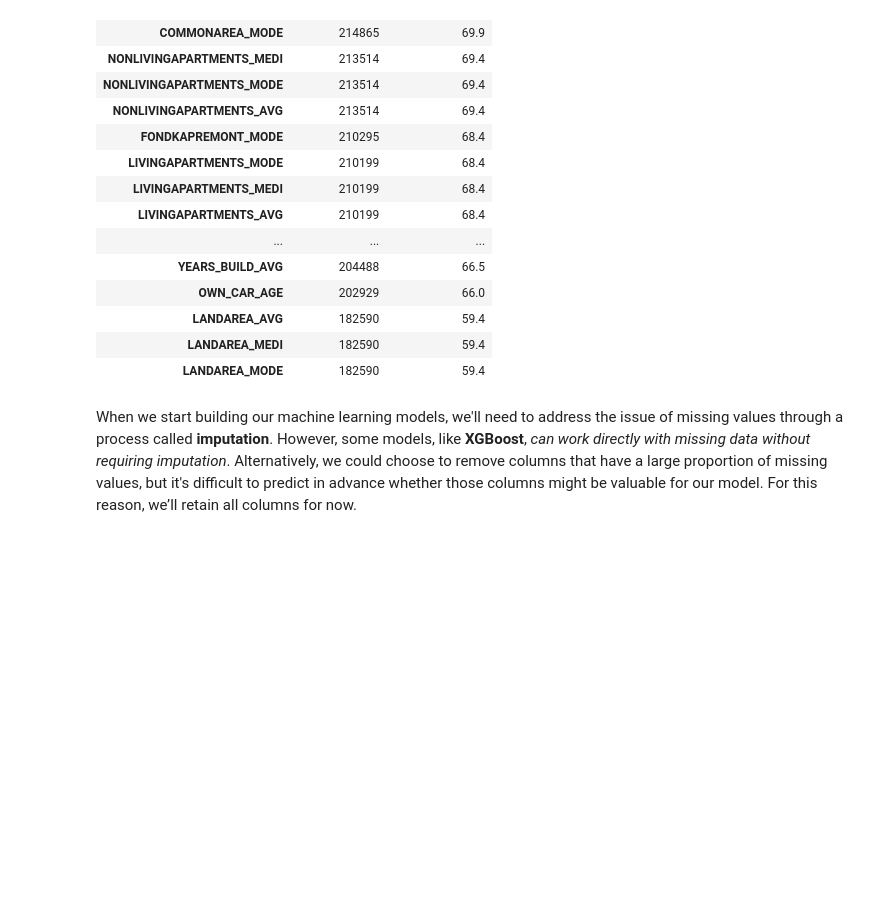
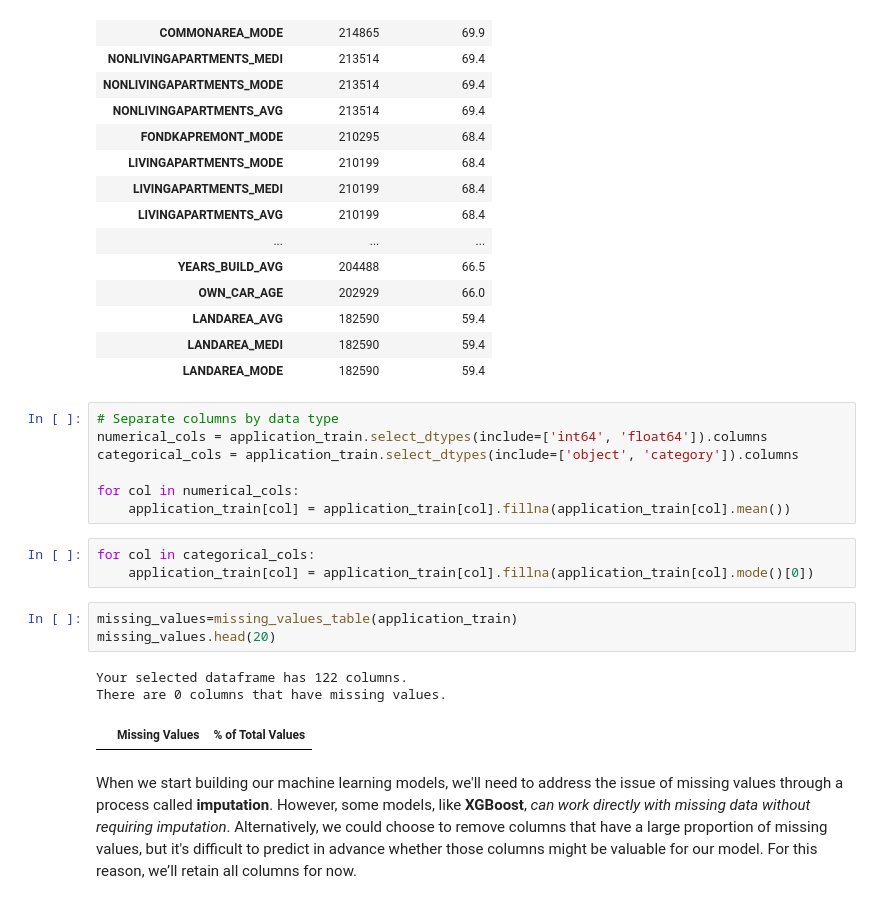
Before and after one commit to Aggeliki-Mentzini/Home-Credit-Default-Risk-Kaggle, a Jupyter notebook: main_code.ipynb, the cells around one changed output. Saved outputs shown, nothing was run; the diff lists cells and outputs as text; blank space fills up the shorter version.

```diff
--- a/main_code.ipynb
+++ b/main_code.ipynb
@@ -172,6 +174,23 @@ There are 67 columns that have missing values.
 | LANDAREA_AVG | 182590 | 59.4 |
 | LANDAREA_MEDI | 182590 | 59.4 |
 | LANDAREA_MODE | 182590 | 59.4 |
+# %%
+# Separate columns by data type
+numerical_cols = application_train.select_dtypes(include=['int64', 'float64']).columns
+categorical_cols = application_train.select_dtypes(include=['object', 'category']).columns
+
+for col in numerical_cols:
+    application_train[col] = application_train[col].fillna(application_train[col].mean())
+# %%
+for col in categorical_cols:
+    application_train[col] = application_train[col].fillna(application_train[col].mode()[0])
+# %%
+missing_values=missing_values_table(application_train)
+missing_values.head(20)
+# %% [output]
+Your selected dataframe has 122 columns.
+There are 0 columns that have missing values.
+|  | Missing Values | % of Total Values |
 # %% [markdown]
 When we start building our machine learning models, we'll need to address the issue of missing values through a process called **imputation**. However, some models, like **XGBoost**, *can work directly with missing data without requiring imputation*. Alternatively, we could choose to remove columns that have a large proportion of missing values, but it's difficult to predict in advance whether those columns might be valuable for our model. For this reason, we’ll retain all columns for now.
 # %%
```
Also changed, not shown: parts of 1 cell of this notebook.
